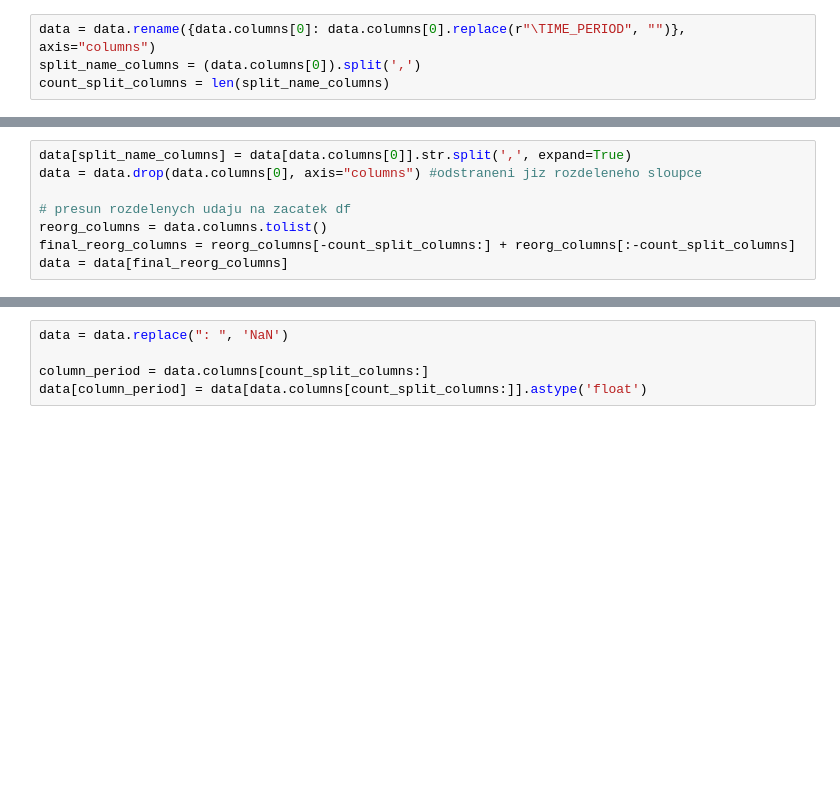
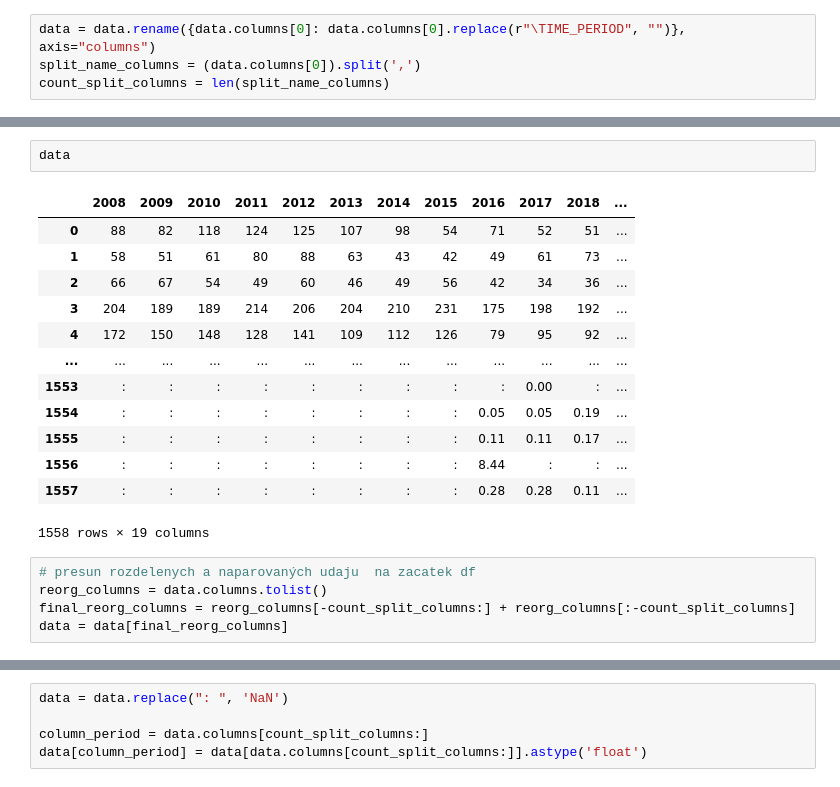
Before and after one commit to klbek/Analysis-of-Crime-in-the-EU, a Jupyter notebook: test_dat_zkouska2.ipynb, the cells around one changed output, grey strips where cells are left out. Cells and saved outputs as stored; diff of their text form; blank space fills up the shorter version.

```diff
--- a/test_dat_zkouska2.ipynb
+++ b/test_dat_zkouska2.ipynb
@@ -11,8 +19,21 @@ count_split_columns = len(split_name_columns)
+# %%
+data
+# %% [output]
+|  | 2008 | 2009 | 2010 | 2011 | 2012 | 2013 | 2014 | 2015 | 2016 | 2017 | 2018 | ... |
+| 0 | 88 | 82 | 118 | 124 | 125 | 107 | 98 | 54 | 71 | 52 | 51 | ... |
+| 1 | 58 | 51 | 61 | 80 | 88 | 63 | 43 | 42 | 49 | 61 | 73 | ... |
+| 2 | 66 | 67 | 54 | 49 | 60 | 46 | 49 | 56 | 42 | 34 | 36 | ... |
+| 3 | 204 | 189 | 189 | 214 | 206 | 204 | 210 | 231 | 175 | 198 | 192 | ... |
+| 4 | 172 | 150 | 148 | 128 | 141 | 109 | 112 | 126 | 79 | 95 | 92 | ... |
+| ... | ... | ... | ... | ... | ... | ... | ... | ... | ... | ... | ... | ... |
+| 1553 | : | : | : | : | : | : | : | : | : | 0.00 | : | ... |
+| 1554 | : | : | : | : | : | : | : | : | 0.05 | 0.05 | 0.19 | ... |
+| 1555 | : | : | : | : | : | : | : | : | 0.11 | 0.11 | 0.17 | ... |
+| 1556 | : | : | : | : | : | : | : | : | 8.44 | : | : | ... |
+| 1557 | : | : | : | : | : | : | : | : | 0.28 | 0.28 | 0.11 | ... |
+1558 rows × 19 columns
 # %%
-data[split_name_columns] = data[data.columns[0]].str.split(',', expand=True)
-data = data.drop(data.columns[0], axis="columns") #odstraneni jiz rozdeleneho sloupce
-
-# presun rozdelenych udaju na zacatek df
+# presun rozdelenych a naparovaných udaju  na zacatek df
 reorg_columns = data.columns.tolist()
 final_reorg_columns = reorg_columns[-count_split_columns:] + reorg_columns[:-count_split_columns]
 data = data[final_reorg_columns]
```
Also changed, not shown: parts of 8 cells of this notebook.
